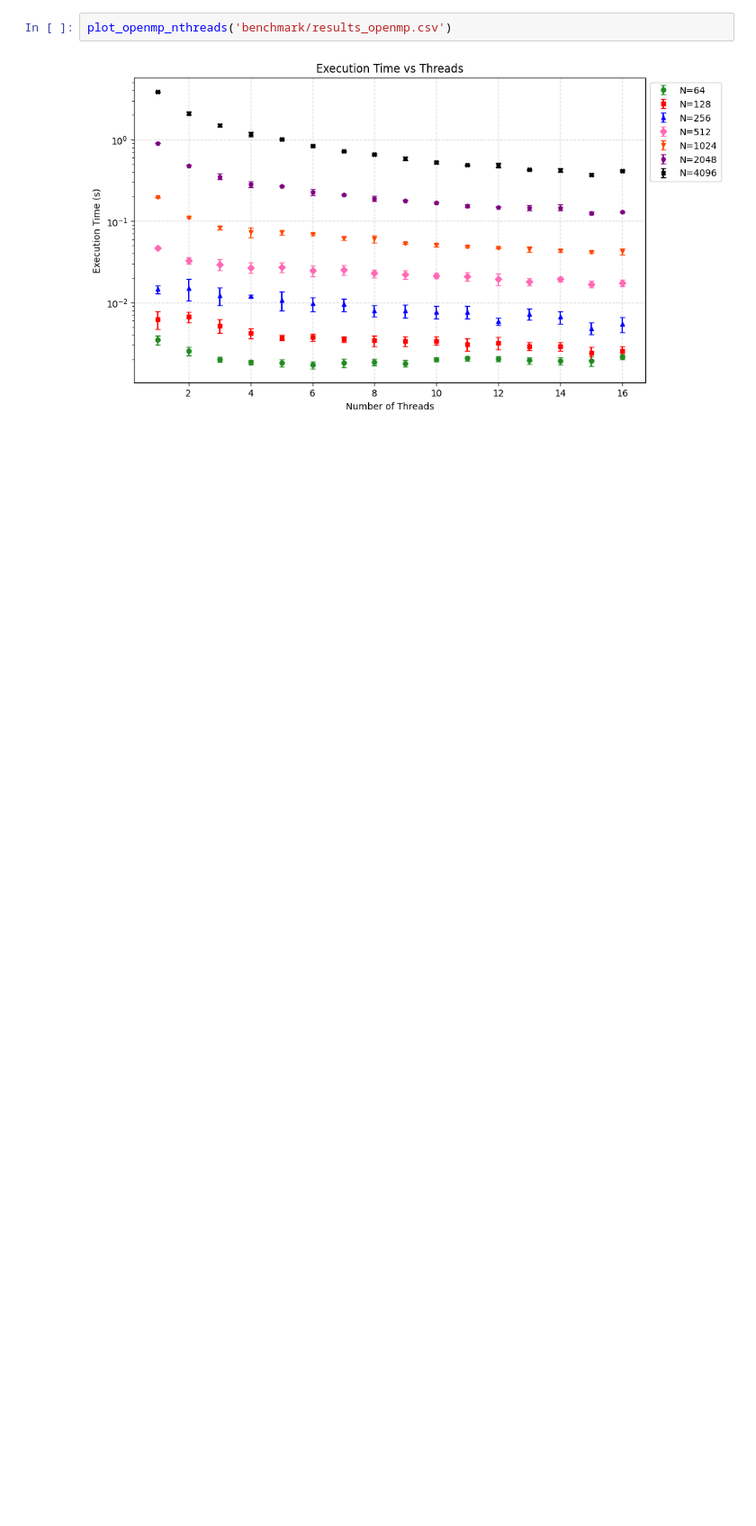
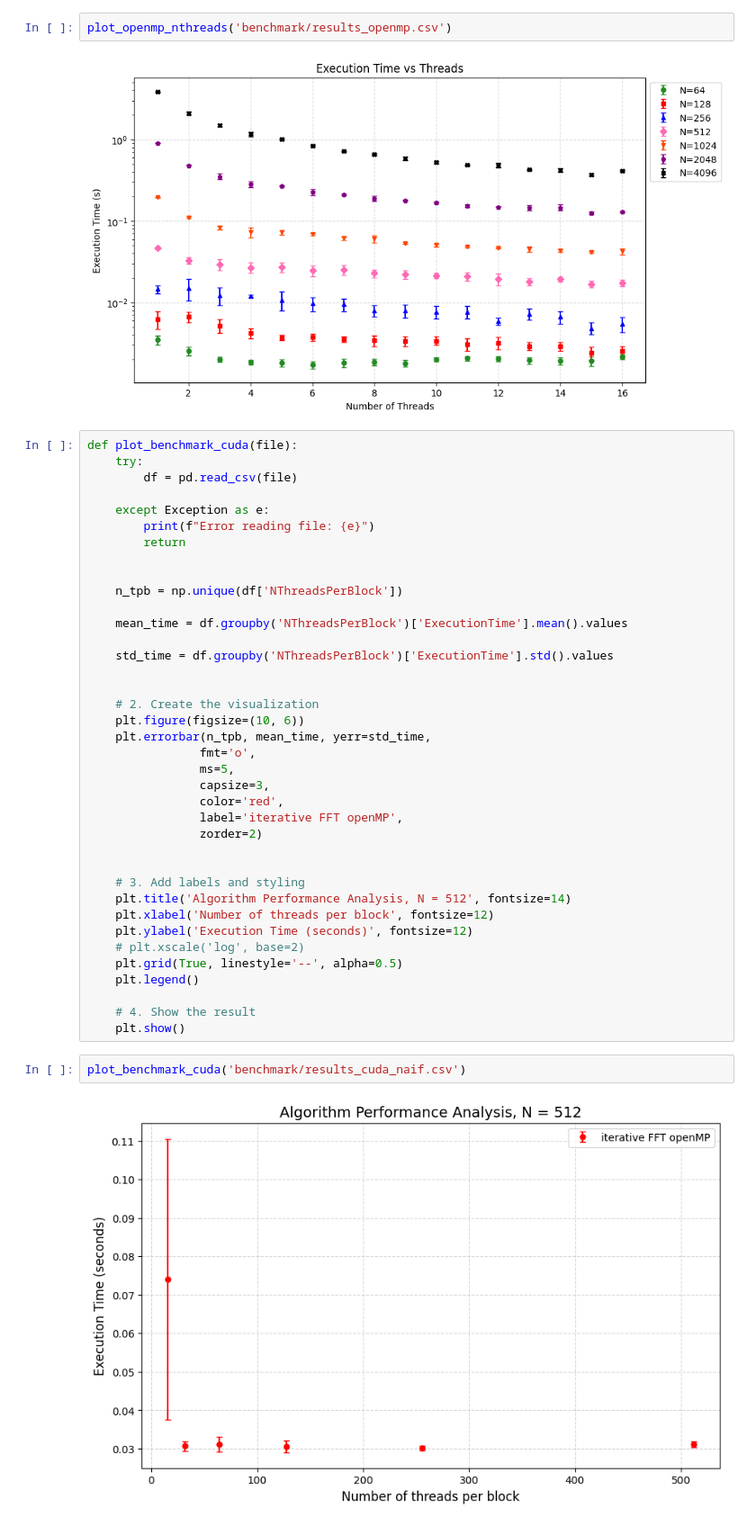
Before and after one commit to LauraRavagnani/Accelerated_FFT, a Jupyter notebook: visualize.ipynb, the cells around one changed output. Shown at 90% size. Drawn from its saved outputs; the diff is of its cells as text; blank space fills up the shorter version.

Commit message:
plot benchmark cuda

```diff
--- a/visualize.ipynb
+++ b/visualize.ipynb
@@ -313,3 +313,45 @@ def plot_openmp_nthreads(file):
 plot_openmp_nthreads('benchmark/results_openmp.csv')
 # %% [output]
 [figure]
+# %%
+def plot_benchmark_cuda(file):
+	try:
+		df = pd.read_csv(file)
+
+	except Exception as e:
+		print(f"Error reading file: {e}")
+		return
+
+
+	n_tpb = np.unique(df['NThreadsPerBlock'])
+
+	mean_time = df.groupby('NThreadsPerBlock')['ExecutionTime'].mean().values
+
+	std_time = df.groupby('NThreadsPerBlock')['ExecutionTime'].std().values
+
+
+	# 2. Create the visualization
+	plt.figure(figsize=(10, 6))
+	plt.errorbar(n_tpb, mean_time, yerr=std_time,
+				fmt='o',
+				ms=5,
+				capsize=3,
+				color='red',
+				label='iterative FFT openMP',
+				zorder=2)
+
+
+	# 3. Add labels and styling
+	plt.title('Algorithm Performance Analysis, N = 512', fontsize=14)
+	plt.xlabel('Number of threads per block', fontsize=12)
+	plt.ylabel('Execution Time (seconds)', fontsize=12)
+	# plt.xscale('log', base=2)
+	plt.grid(True, linestyle='--', alpha=0.5)
+	plt.legend()
+
+	# 4. Show the result
+	plt.show()
+# %%
+plot_benchmark_cuda('benchmark/results_cuda_naif.csv')
+# %% [output]
+[figure, added]
```
